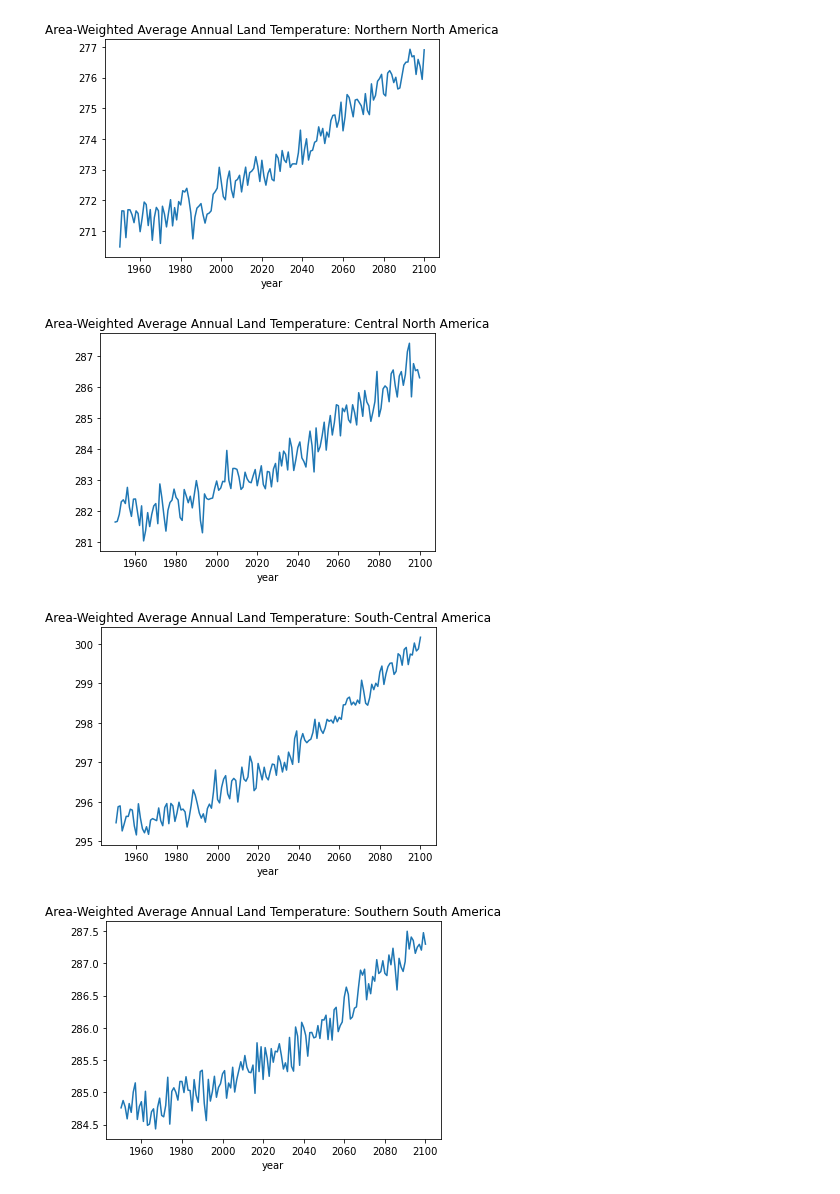
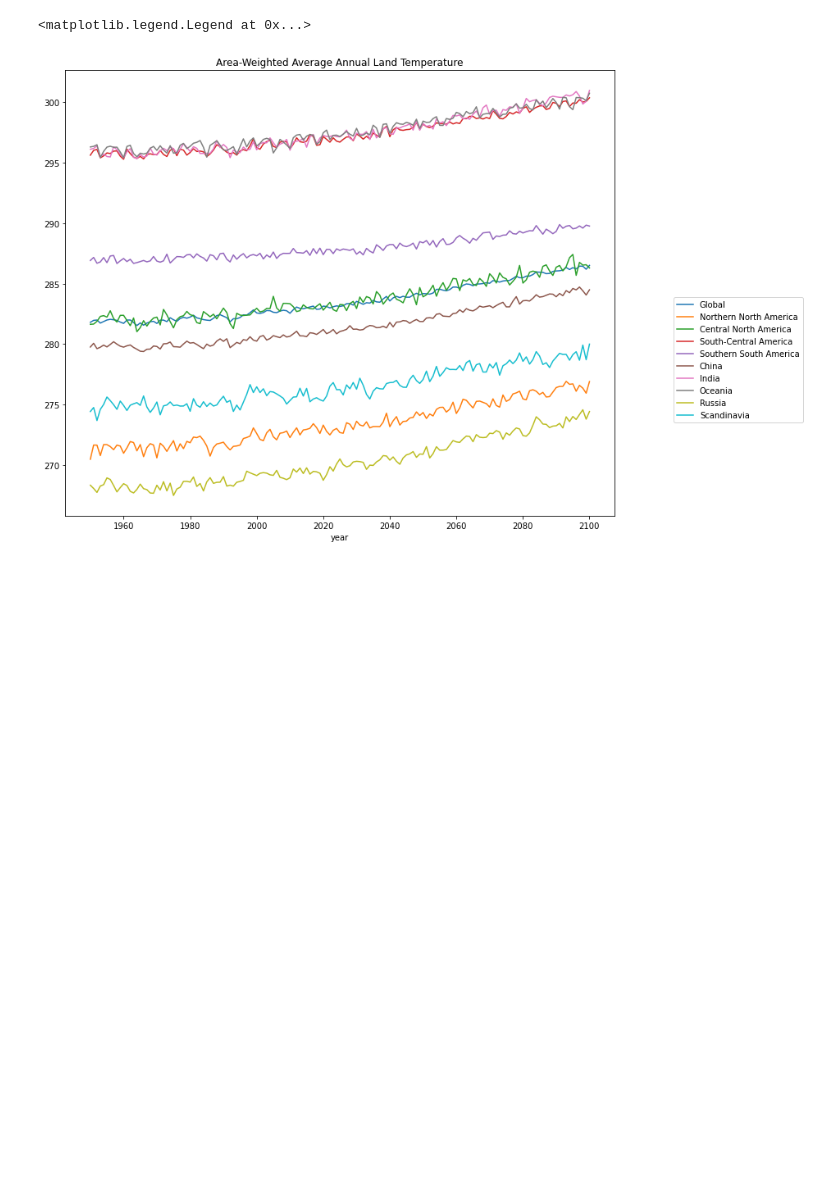
Before and after one commit to KYan19/pei, a Jupyter notebook: notebooks/2.1_Masks.ipynb, the cells around one changed output. Drawn from its saved outputs; the diff is of its cells as text; code cells hidden in the pictures; blank space fills up the shorter version.

Commit message:
Editing masks and area-weighted average plots

```diff
--- a/notebooks/2.1_Masks.ipynb
+++ b/notebooks/2.1_Masks.ipynb
@@ -30,5 +7,5 @@ def contour_plot(ds):
 # %%
-# Function to plot area-weighted annual mean temperature for a region
+# Function to calculate area-weighted annual mean temperature for a region
 def area_weighted(temp_data,area_data,region):
     # Get area, temperature data for region
     area = area_data.sel(lon=masks[region][0],lat=masks[region][1])
@@ -36,11 +13,7 @@ def area_weighted(temp_data,area_data,region):
 
     # Calculate area-weighted average
     area_mean = (temp*area).sum(['lon','lat'])/area.sum(['lon','lat'])
-
-    # Create plot
-    fig, ax = plt.subplots()
-    area_mean.plot(ax=ax)
-    ax.set_title('Area-Weighted Average Annual Land Temperature: ' + region)
+    return area_mean
 # %%
 # Specify root directory, experiment, filename format
 rootdir = '/local/ss23/GFDL_LEs/ATM/'
@@ -59,22 +32,36 @@ mean_annual = mean_data['t_ref'].groupby('time.year').mean()
 masks = {}
 masks['Northern North America'] = [slice(190,310),slice(45,75)]
 masks['Central North America'] = [slice(230,310),slice(35,45)]
-masks['South-Central America'] = [slice(230,330),slice(-35,35)]
-masks['Southern South America'] = [slice(270,330),slice(-60,-35)]
+masks['South-Central America'] = [slice(230,330),slice(-30,35)]
+masks['Southern South America'] = [slice(270,330),slice(-60,-30)]
 masks['China'] = [slice(75,135),slice(22.5,50)]
 masks['India'] = [slice(70,90),slice(10,30)]
-masks['Oceania'] = [slice(105,165),slice(-45,10)]
+masks['Oceania'] = [slice(100,165),slice(-45,10)]
+masks['Russia'] = [slice(30,180),slice(50,75)]
+masks['Scandinavia'] = [slice(3,30),slice(55,70)]
 # %%
 # Load area data
 filename_area = 'land_static.nc'
 path_area = rootdir+filename_area
 land_area = xr.open_dataset(path_area)['land_area']
 
+# Create figure, axes
+fig, ax = plt.subplots(figsize=(12,10))
+
+# Calculate global area-weighted average
+area_mean = (mean_annual*land_area).sum(['lon','lat'])/land_area.sum(['lon','lat'])
+area_mean.plot(ax=ax)
+
 # Plot regions
 for region in masks.keys():
-    area_weighted(mean_annual,land_area, region)
+    # Calculate area-weighted average temperature
+    regional_mean = area_weighted(mean_annual,land_area,region)
+
+    # Plot area-weighted average
+    regional_mean.plot(ax=ax)
+
+ax.set_title('Area-Weighted Average Annual Land Temperature')
+ax.legend(['Global']+list(masks.keys()),bbox_to_anchor=(1.1,0.5))
 # %% [output]
+<matplotlib.legend.Legend at 0x...>
-[figure, old version]
+[figure, new version]
-[figure, removed]
-[figure, removed]
-[figure, removed]
```
Also changed, not shown: parts of 5 cells of this notebook.
